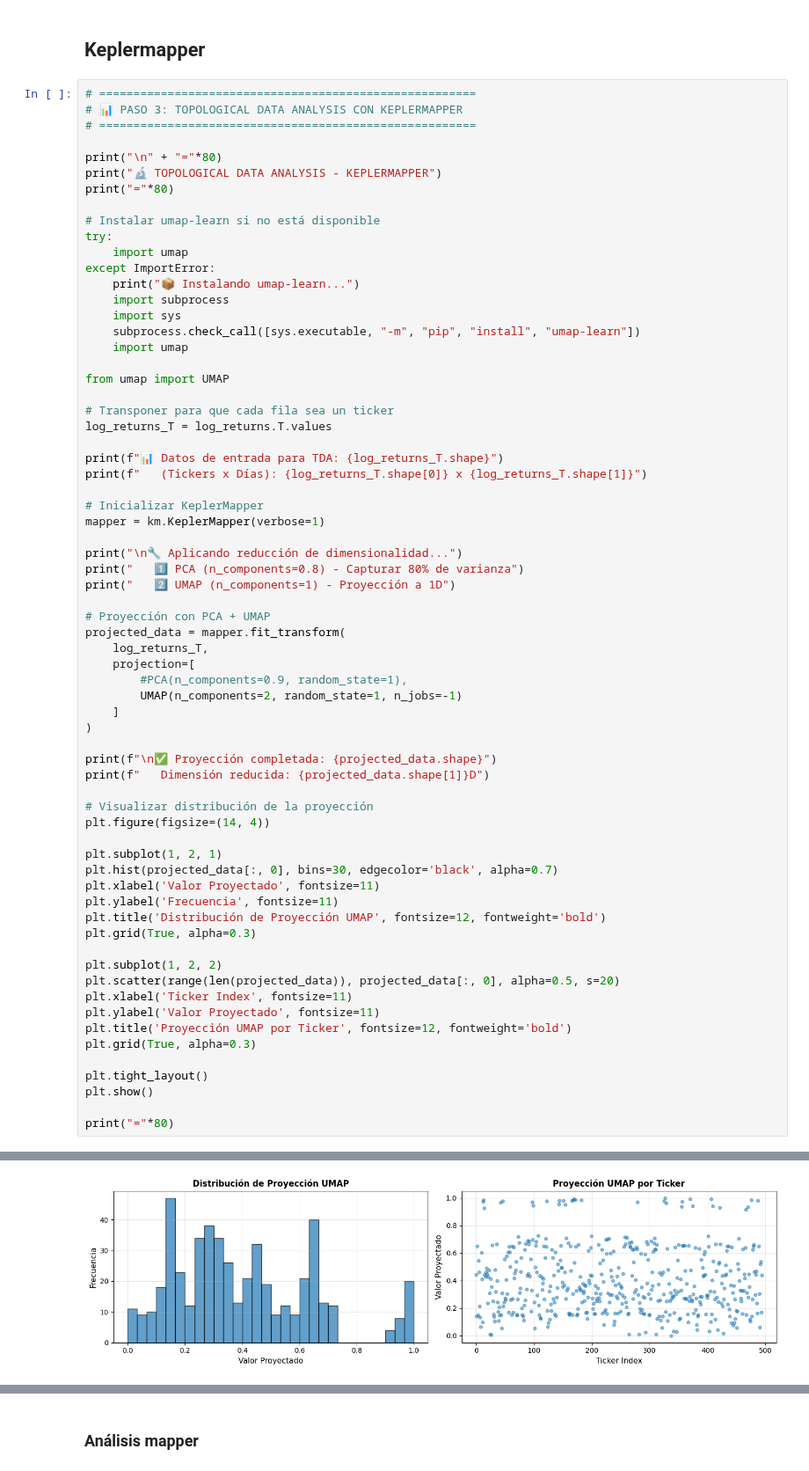
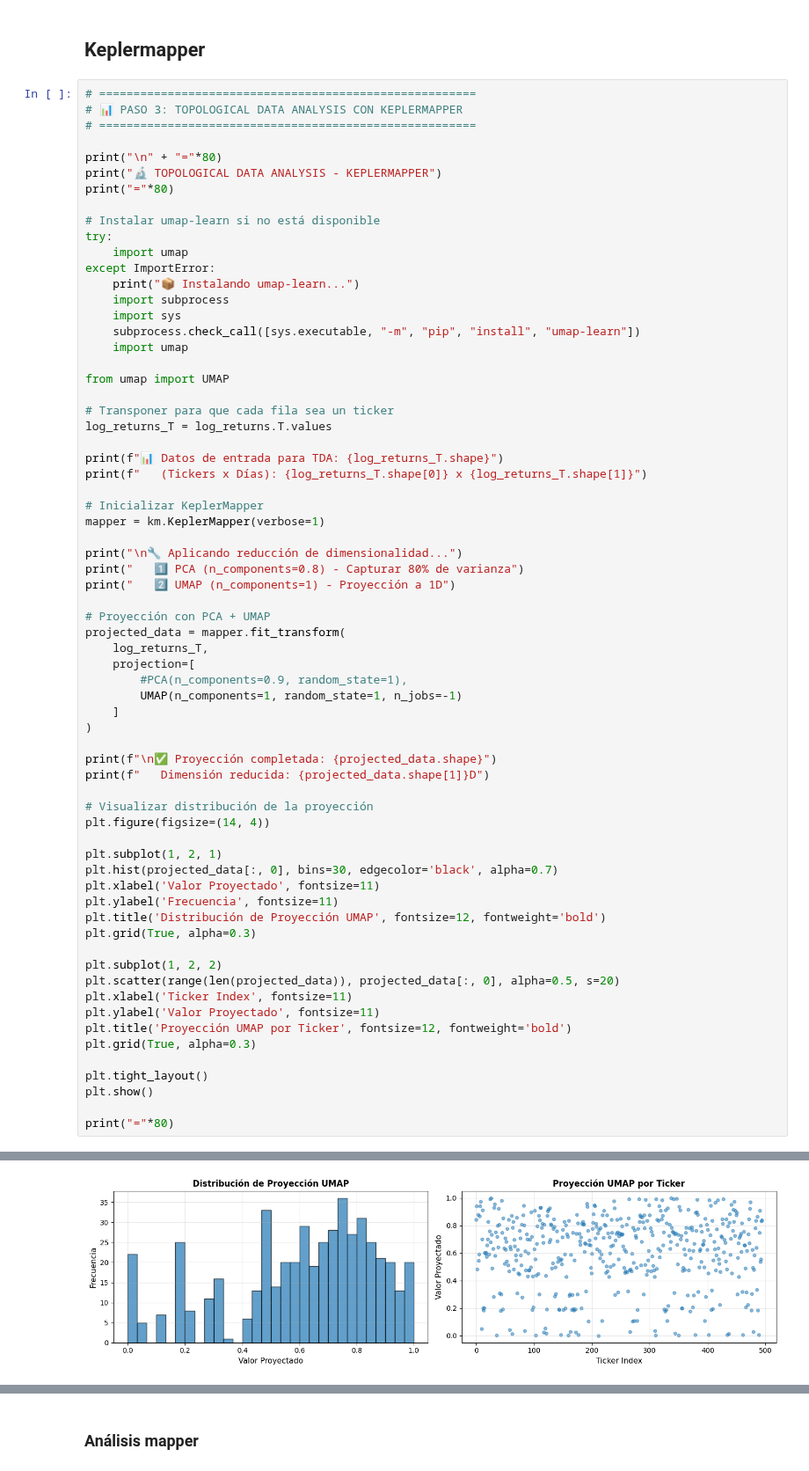
Before and after one commit to AlfDur20/Estancia_Alfredo, a Jupyter notebook: FINAL/Mapper_500_Creación.ipynb, the cells around one changed output, grey strips where cells are left out. Shown at 88% size. Saved outputs shown, nothing was run; the diff lists cells and outputs as text.

```diff
--- a/FINAL/Mapper_500_Creación.ipynb
+++ b/FINAL/Mapper_500_Creación.ipynb
@@ -746,7 +745,7 @@ projected_data = mapper.fit_transform(
     log_returns_T,
     projection=[
         #PCA(n_components=0.9, random_state=1),
-        UMAP(n_components=2, random_state=1, n_jobs=-1)
+        UMAP(n_components=1, random_state=1, n_jobs=-1)
     ]
 )
 
@@ -813,4 +812,4 @@ Tue Dec  2 17:14:57 2025 Finished embedding
-[figure, old version]
+[figure, new version]
 ================================================================================
 # %% [markdown]
 ### Análisis mapper
```
Also changed, not shown: parts of 9 cells of this notebook, 14 other files.
